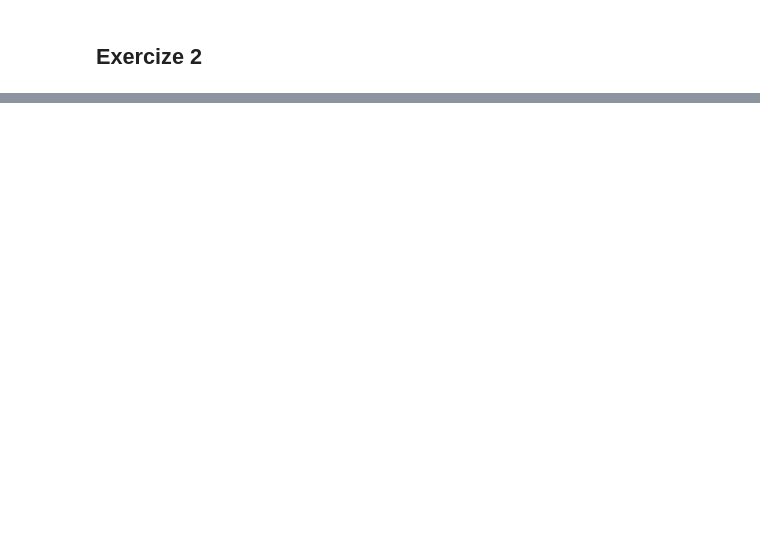
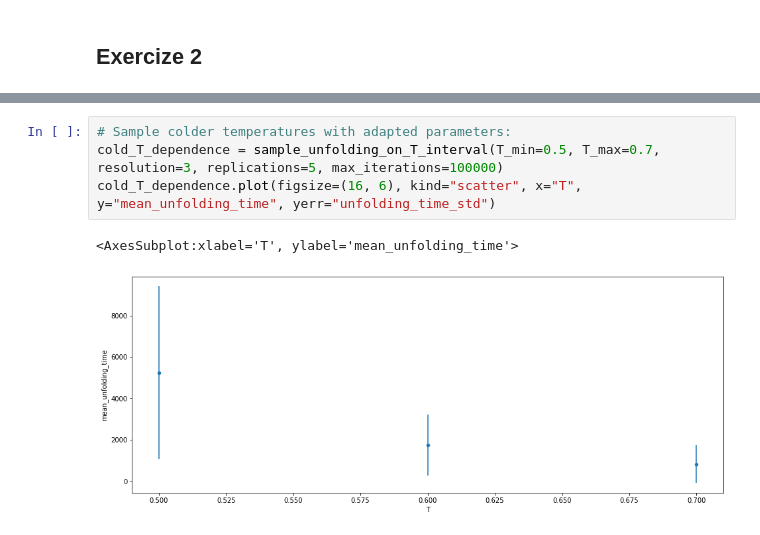
Before and after one commit to lorenzo-w/tmb, a Jupyter notebook: sheet3/TMB_UE3_Lorenzo_Wormer_1923031_Exercize2to4.ipynb, the cells around one changed output, grey strips where cells are left out. Drawn from its saved outputs; the diff is of its cells as text; blank space fills up the shorter version.

```diff
--- a/sheet3/TMB_UE3_Lorenzo_Wormer_1923031_Exercize2to4.ipynb
+++ b/sheet3/TMB_UE3_Lorenzo_Wormer_1923031_Exercize2to4.ipynb
@@ -234,0 +536,7 @@ plt.plot(trace)
+# %%
+# Sample colder temperatures with adapted parameters:
+cold_T_dependence = sample_unfolding_on_T_interval(T_min=0.5, T_max=0.7, resolution=3, replications=5, max_iterations=100000)
+cold_T_dependence.plot(figsize=(16, 6), kind="scatter", x="T", y="mean_unfolding_time", yerr="unfolding_time_std")
+# %% [output]
+<AxesSubplot:xlabel='T', ylabel='mean_unfolding_time'>
+[figure, added]
```
Also changed, not shown: parts of 40 cells of this notebook.
